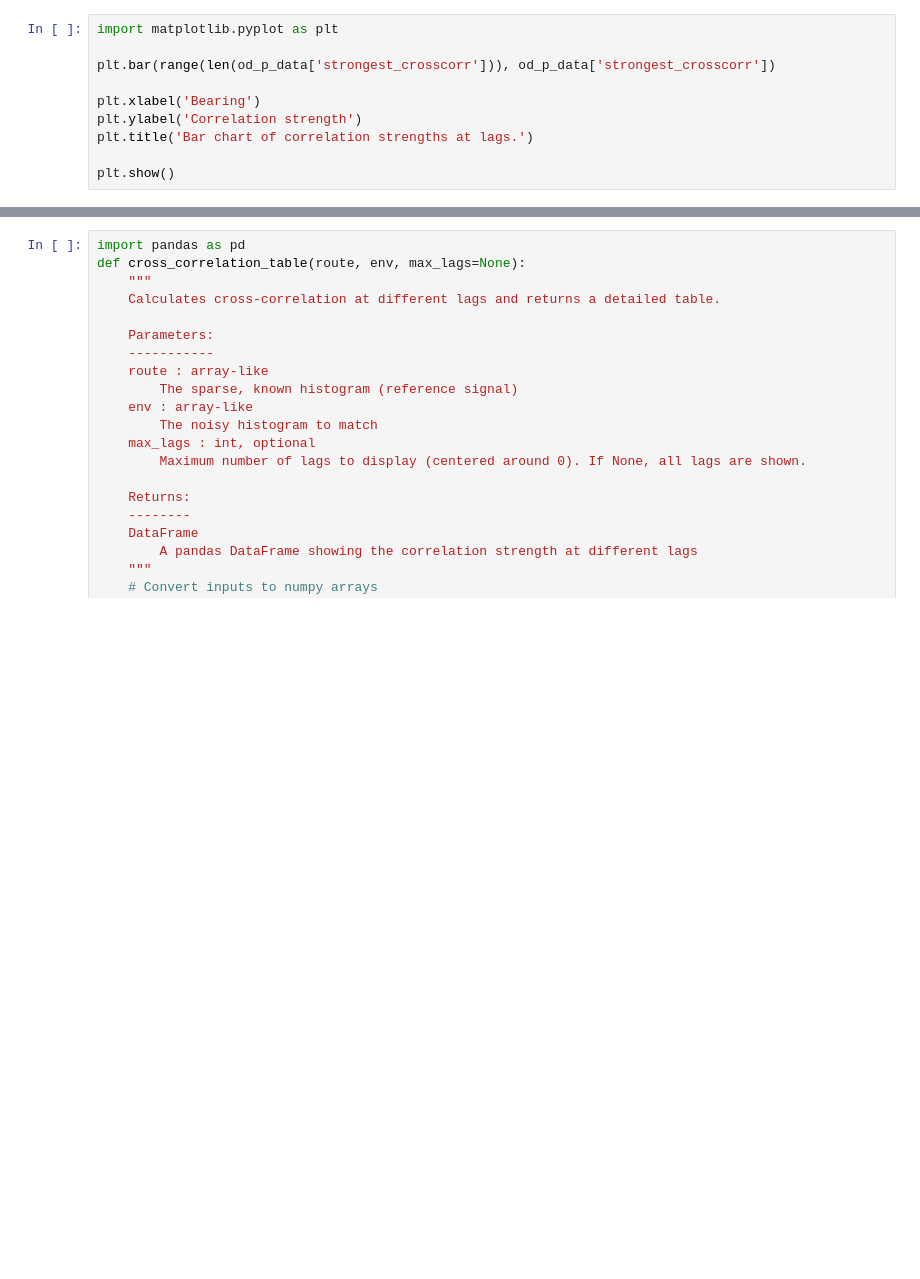
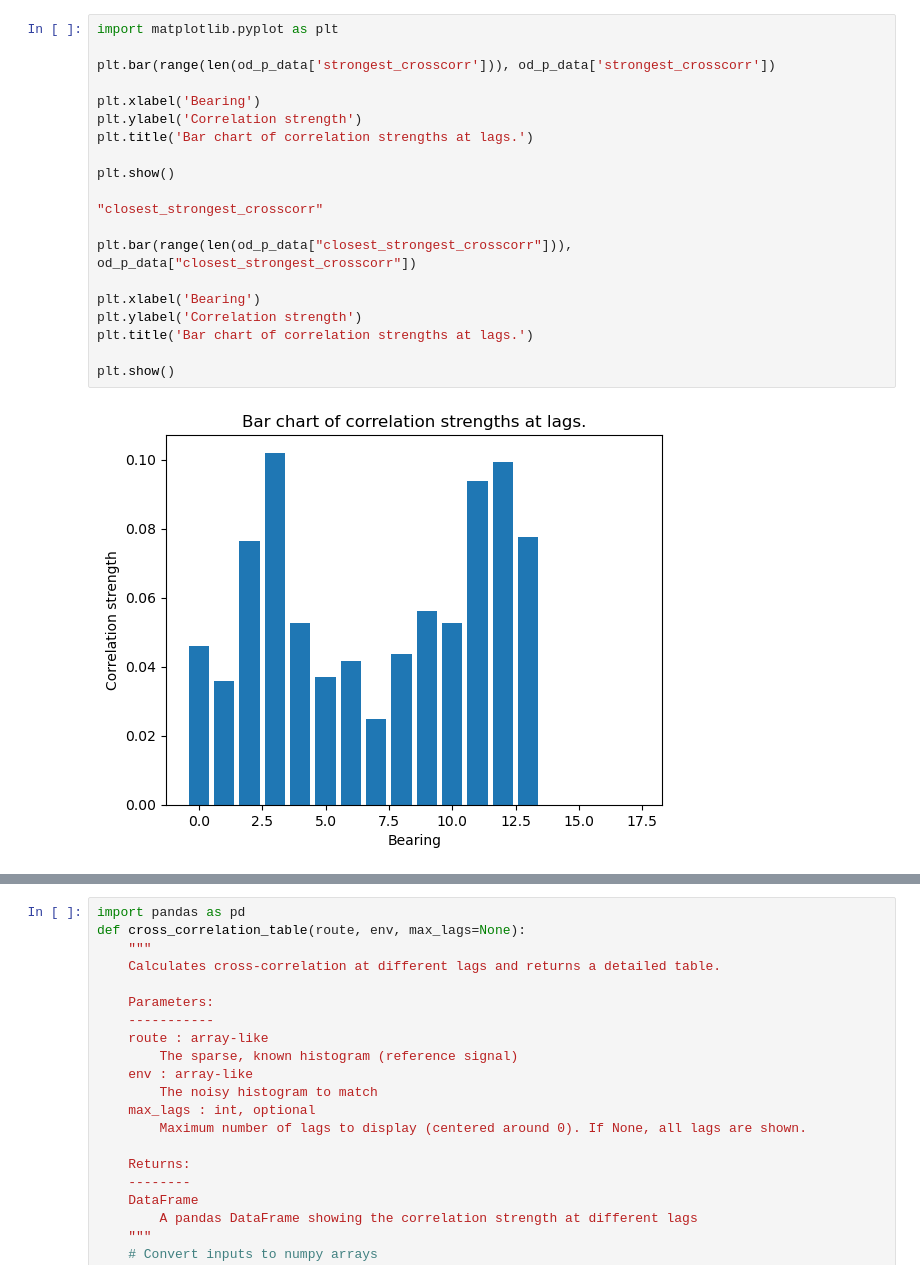
Before and after one commit to ArvHor/perceived-route-complexity, a Jupyter notebook: cross_corr_demo.ipynb, the cells around one changed output, grey strips where cells are left out. Saved outputs shown, nothing was run; the diff lists cells and outputs as text; blank space fills up the shorter version.

Commit message:
updating cross-correlation

```diff
--- a/cross_corr_demo.ipynb
+++ b/cross_corr_demo.ipynb
@@ -49,10 +65,22 @@ route = od_p_route_dist  / np.sum(od_p_env_dist)
 # %%
 import matplotlib.pyplot as plt
 
 plt.bar(range(len(od_p_data['strongest_crosscorr'])), od_p_data['strongest_crosscorr'])
 
 plt.xlabel('Bearing')
 plt.ylabel('Correlation strength')
 plt.title('Bar chart of correlation strengths at lags.')
 
 plt.show()
+
+"closest_strongest_crosscorr"
+
+plt.bar(range(len(od_p_data["closest_strongest_crosscorr"])), od_p_data["closest_strongest_crosscorr"])
+
+plt.xlabel('Bearing')
+plt.ylabel('Correlation strength')
+plt.title('Bar chart of correlation strengths at lags.')
+
+plt.show()
+# %% [output]
+[figure, added]
```
Also changed, not shown: parts of 4 cells of this notebook, 5 other files.
